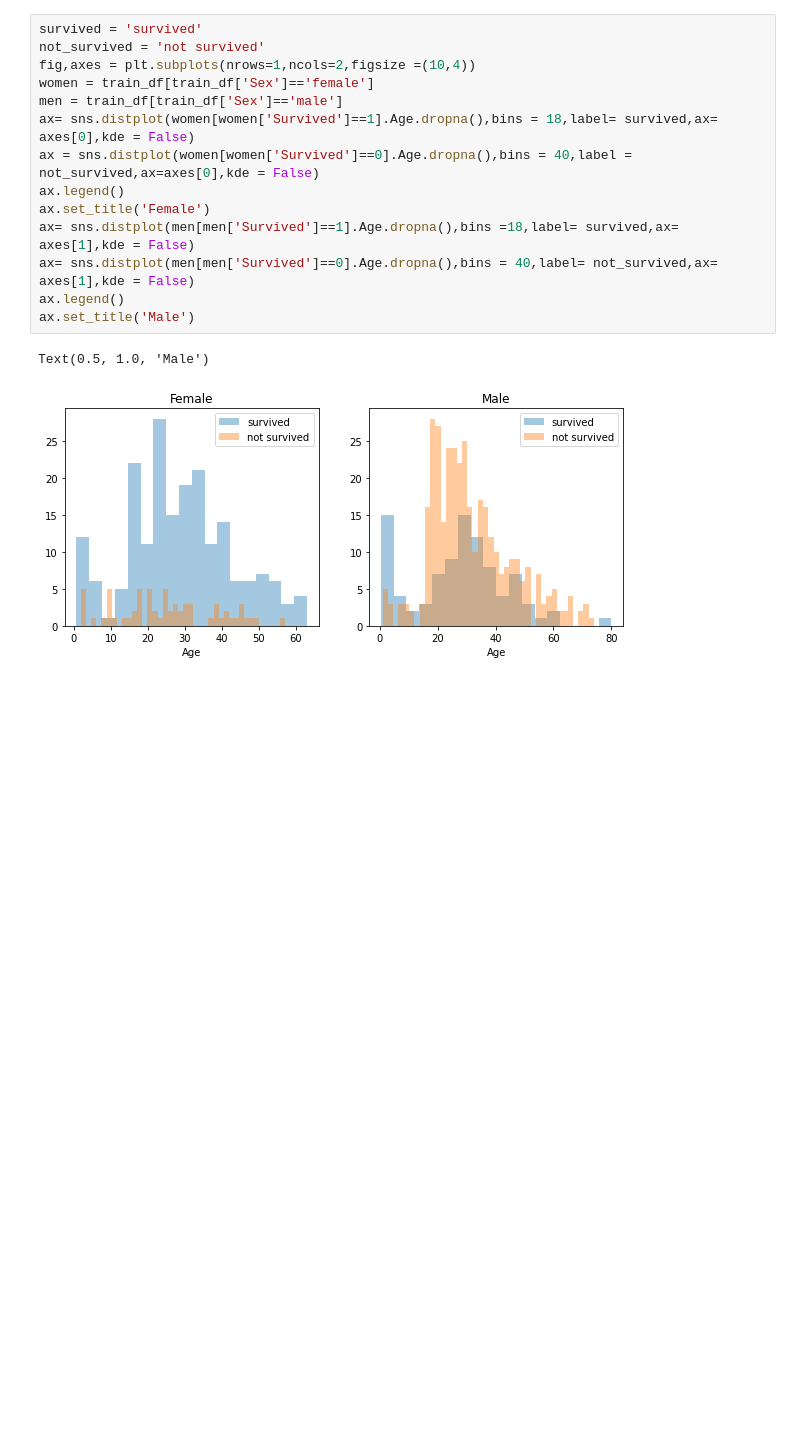
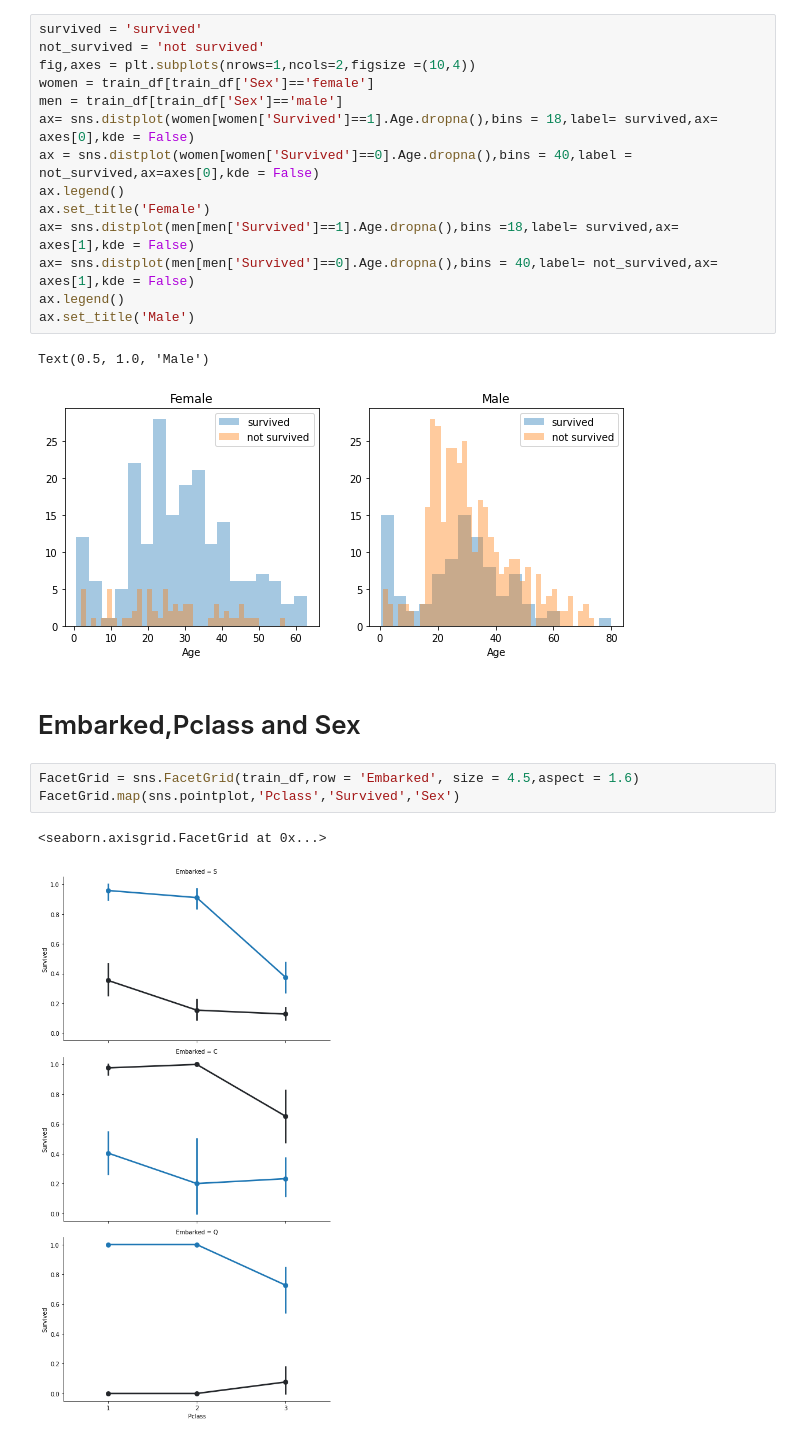
Before and after one commit to sheikhmunim/Titanic-Survival-Prediction-, a Jupyter notebook: Titanic Survival Predictions .ipynb, the cells around one changed output. Cells and saved outputs as stored; diff of their text form; blank space fills up the shorter version.

```diff
--- a/Titanic Survival Predictions .ipynb
+++ b/Titanic Survival Predictions .ipynb
@@ -113,3 +113,11 @@ ax.set_title('Male')
 # %% [output]
 Text(0.5, 1.0, 'Male')
 [figure]
+# %% [markdown]
+# Embarked,Pclass and Sex
+# %%
+FacetGrid = sns.FacetGrid(train_df,row = 'Embarked', size = 4.5,aspect = 1.6)
+FacetGrid.map(sns.pointplot,'Pclass','Survived','Sex')
+# %% [output]
+<seaborn.axisgrid.FacetGrid at 0x...>
+[figure, added]
```
Also changed, not shown: parts of 8 cells of this notebook.
